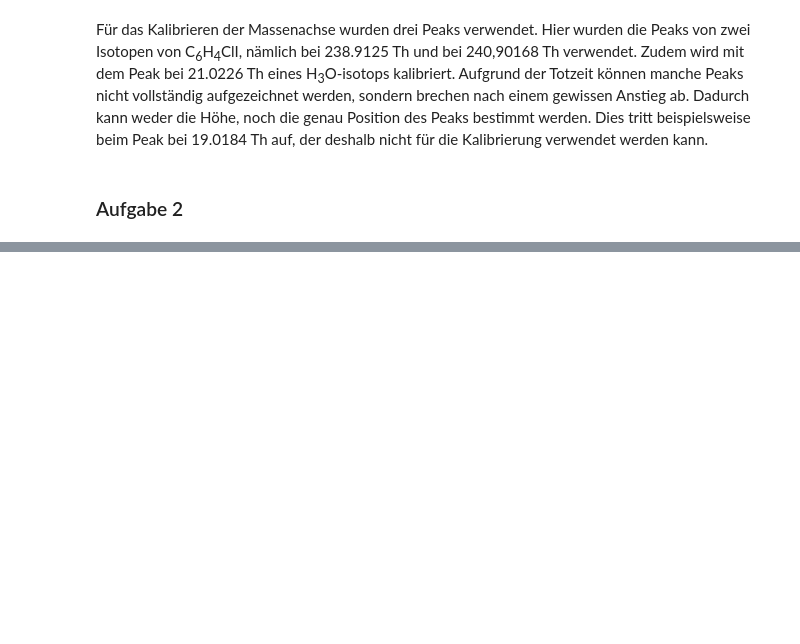
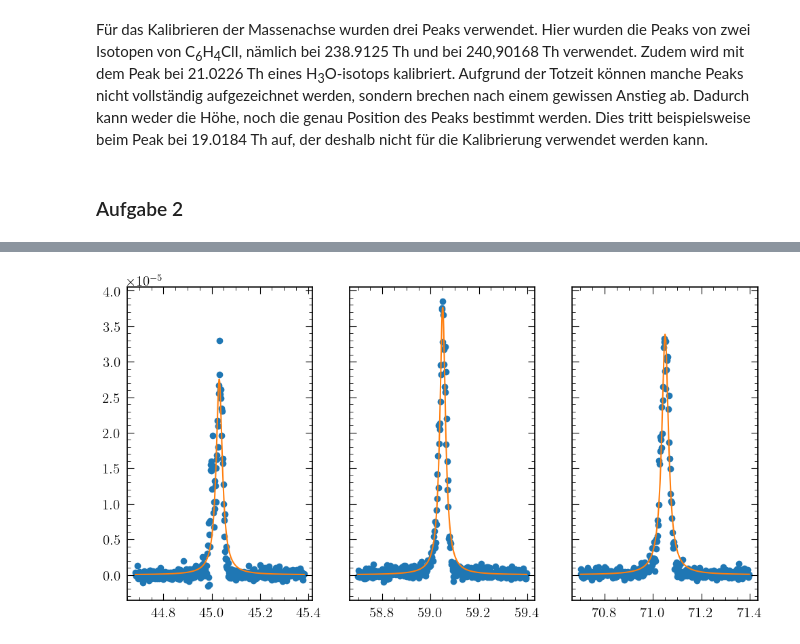
Before and after one commit to alexanderhelbok/fp1, a Jupyter notebook: 07_Massenspektroskopie/Massenspektrometer_auswertung.ipynb, the cells around one changed output, grey strips where cells are left out. Saved outputs shown, nothing was run; the diff lists cells and outputs as text; code cells hidden in the pictures; blank space fills up the shorter version.

Commit message:
bericht 8 init

```diff
--- a/07_Massenspektroskopie/Massenspektrometer_auswertung.ipynb
+++ b/07_Massenspektroskopie/Massenspektrometer_auswertung.ipynb
@@ -69,7 +97,0 @@ df["davg"] = df.avg - backdf.avg
-# %%
-def lorentz(x, A, x0, gamma, c):
-    return A * gamma**2 / ((x - x0)**2 + gamma**2) + c
-
-
-def m_to_idx(m, df):
-    return df[df.m > m].iloc[0, 3]
@@ -224,0 +104,35 @@ df[df.t > 2]
+# %%
+# load data
+df = init_df('test')
+
+# calculate std dev in region without peaks (150u - 230u)
+start, stop = m_to_idx(150, df), m_to_idx(230, df)
+delta = np.std(df.avg[start:stop])
+
+# peaks to analyze
+peaks = [45.034, 59.049, 71.049]
+
+# start
+fig, ax = plt.subplots(1, len(peaks), figsize=(12, 6), sharey=True)
+# array to store resolution
+R = unp.uarray(np.zeros(len(peaks)), np.zeros(len(peaks)))
+# iterate through peaks
+for (i, peak) in enumerate(peaks):
+    # find start and stop index for peakn and create temporary df for interval of interest
+    start, stop = m_to_idx(peak - 0.35, df), m_to_idx(peak + 0.35, df)
+    tempdf = df[start:stop]
+    # fit lorentz to data
+    popt, pcov = curve_fit(lorentz, tempdf.m, tempdf.avg, p0=[1e-5, peak, 1e-2])
+    perr = np.sqrt(np.diag(pcov))
+    # calculate m and FWHM with uncertainties
+    m = unc.ufloat(popt[1], perr[1])
+    FWHM = unc.ufloat(popt[2], perr[2])
+    # calculate resolution from m and FWHM
+    R[i] = m/FWHM
+
+    # uncomment to see plots
+    ax[i].scatter(tempdf.m, tempdf.avg)
+    ax[i].plot(tempdf.m, lorentz(tempdf.m, *popt), c="C1")
+    # ax[i].set_yscale('log')
+# %% [output]
+[figure, added]
```
Also changed, not shown: parts of 15 cells of this notebook, 17 other files.
